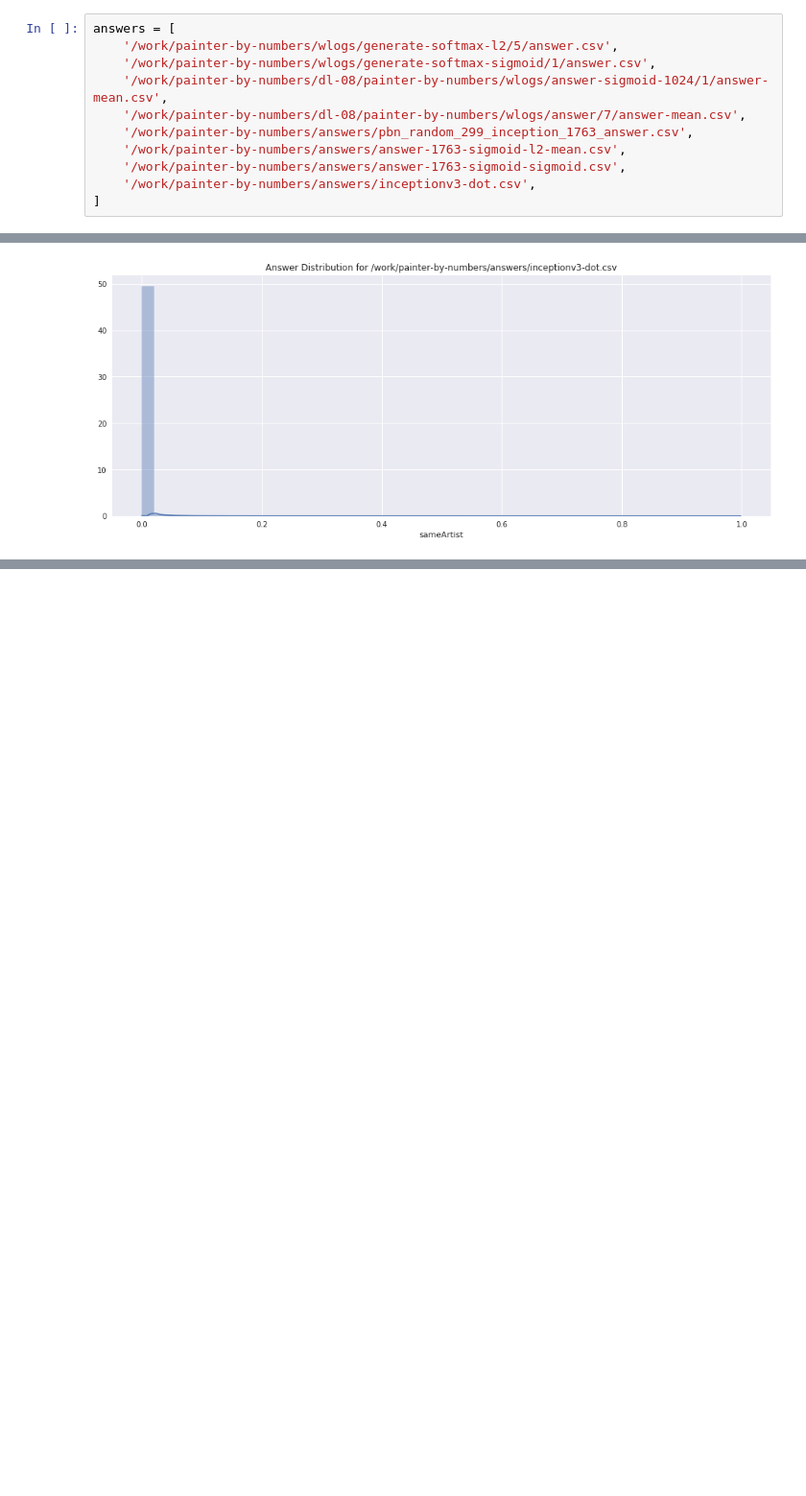
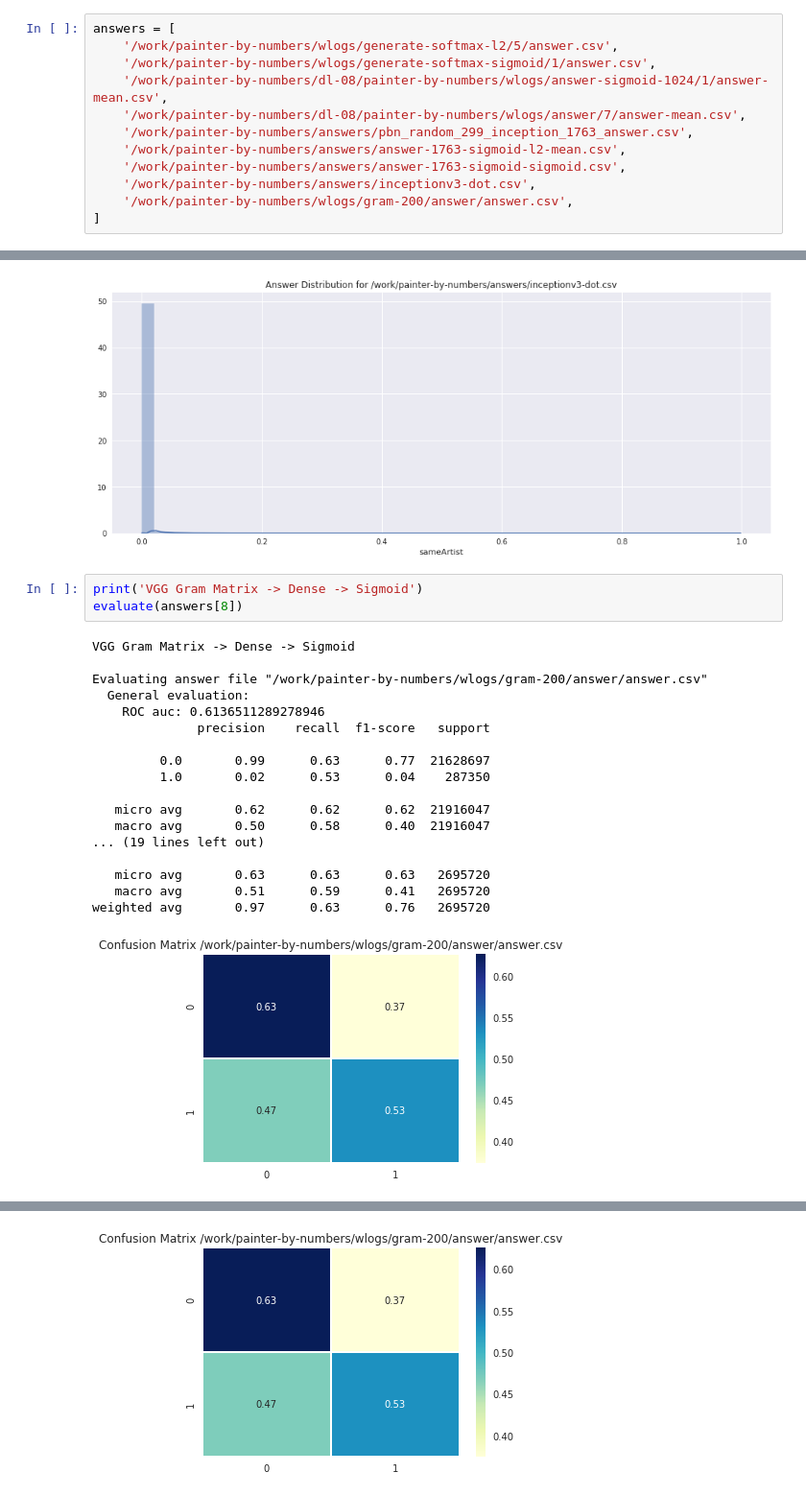
Before and after one commit to lucasdavid/connoisseur, a Jupyter notebook: notebooks/evaluate-result-files.ipynb, the cells around one changed output, grey strips where cells are left out. Shown: that part at 96% size. Saved outputs shown, nothing was run; the diff lists cells and outputs as text; blank space fills up the shorter version.

```diff
--- a/notebooks/evaluate-result-files.ipynb
+++ b/notebooks/evaluate-result-files.ipynb
@@ -68,6 +68,7 @@ answers = [
     '/work/painter-by-numbers/answers/answer-1763-sigmoid-l2-mean.csv',
     '/work/painter-by-numbers/answers/answer-1763-sigmoid-sigmoid.csv',
     '/work/painter-by-numbers/answers/inceptionv3-dot.csv',
+    '/work/painter-by-numbers/wlogs/gram-200/answer/answer.csv',
 ]
 # %%
 def confusion_matrix(y, c, tag):
@@ -273,3 +274,25 @@ weighted avg       0.98      0.98      0.98   2695720
 [figure]
 [figure]
 [figure]
+# %%
+print('VGG Gram Matrix -> Dense -> Sigmoid')
+evaluate(answers[8])
+# %% [output]
+VGG Gram Matrix -> Dense -> Sigmoid
+
+Evaluating answer file "/work/painter-by-numbers/wlogs/gram-200/answer/answer.csv"
+  General evaluation:
+    ROC auc: 0.6136511289278946
+              precision    recall  f1-score   support
+
+         0.0       0.99      0.63      0.77  21628697
+         1.0       0.02      0.53      0.04    287350
+
+   micro avg       0.62      0.62      0.62  21916047
+   macro avg       0.50      0.58      0.40  21916047
+... (19 lines left out)
+
+   micro avg       0.63      0.63      0.63   2695720
+   macro avg       0.51      0.59      0.41   2695720
+weighted avg       0.97      0.63      0.76   2695720
+[figure, added]
@@ -275,0 +300 @@ weighted avg       0.98      0.98      0.98   2695720
+[figure, added]
```
Also changed, not shown: parts of 1 cell of this notebook.
